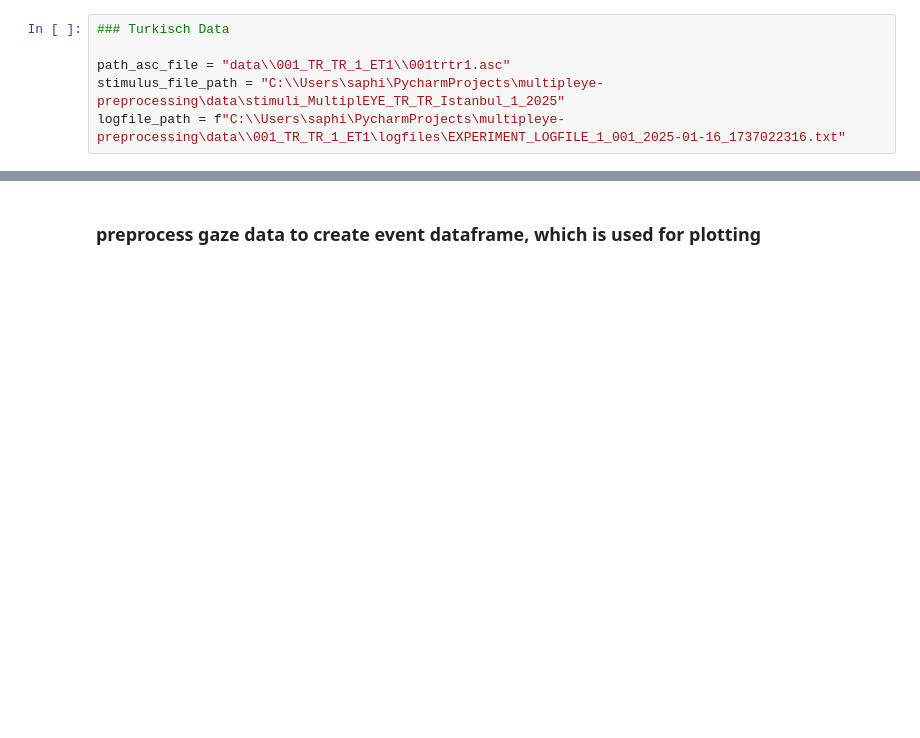
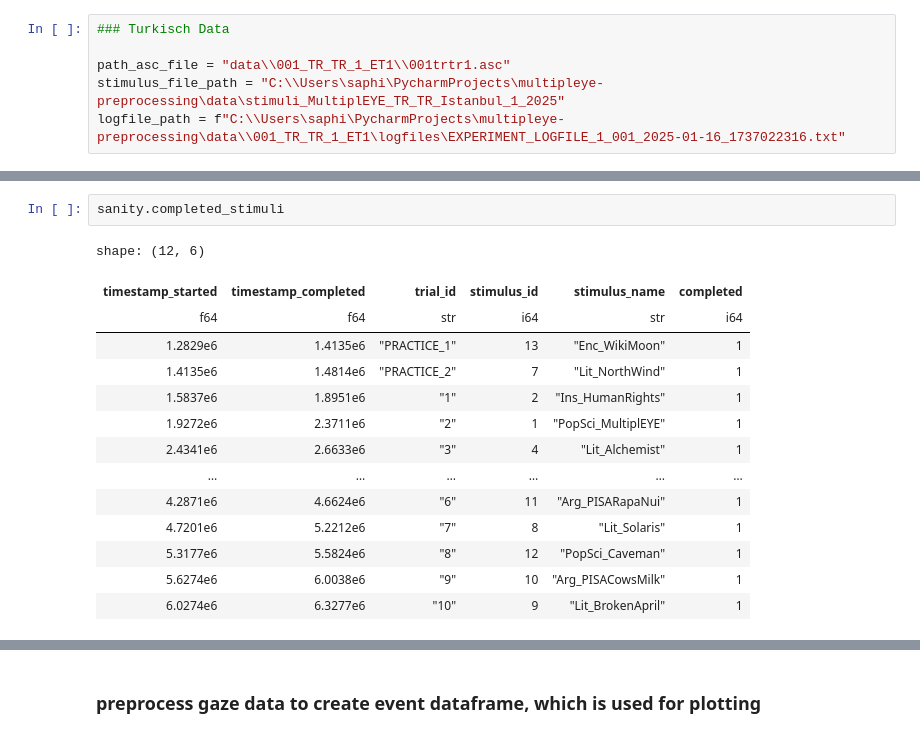
Before and after one commit to theDebbister/multipleye-preprocessing, a Jupyter notebook: quality-report/sanity_checks.ipynb, the cells around one changed output, grey strips where cells are left out. Saved outputs shown, nothing was run; the diff lists cells and outputs as text; blank space fills up the shorter version.

```diff
--- a/quality-report/sanity_checks.ipynb
+++ b/quality-report/sanity_checks.ipynb
@@ -93,0 +141,17 @@ shape: (14_022, 10)
+# %%
+sanity.completed_stimuli
+# %% [output]
+shape: (12, 6)
+| timestamp_started | timestamp_completed | trial_id | stimulus_id | stimulus_name | completed |
+| f64 | f64 | str | i64 | str | i64 |
+| 1.2829e6 | 1.4135e6 | "PRACTICE_1" | 13 | "Enc_WikiMoon" | 1 |
+| 1.4135e6 | 1.4814e6 | "PRACTICE_2" | 7 | "Lit_NorthWind" | 1 |
+| 1.5837e6 | 1.8951e6 | "1" | 2 | "Ins_HumanRights" | 1 |
+| 1.9272e6 | 2.3711e6 | "2" | 1 | "PopSci_MultiplEYE" | 1 |
+| 2.4341e6 | 2.6633e6 | "3" | 4 | "Lit_Alchemist" | 1 |
+| … | … | … | … | … | … |
+| 4.2871e6 | 4.6624e6 | "6" | 11 | "Arg_PISARapaNui" | 1 |
+| 4.7201e6 | 5.2212e6 | "7" | 8 | "Lit_Solaris" | 1 |
+| 5.3177e6 | 5.5824e6 | "8" | 12 | "PopSci_Caveman" | 1 |
+| 5.6274e6 | 6.0038e6 | "9" | 10 | "Arg_PISACowsMilk" | 1 |
+| 6.0274e6 | 6.3277e6 | "10" | 9 | "Lit_BrokenApril" | 1 |
```
Also changed, not shown: parts of 50 cells of this notebook, 4 other files.
